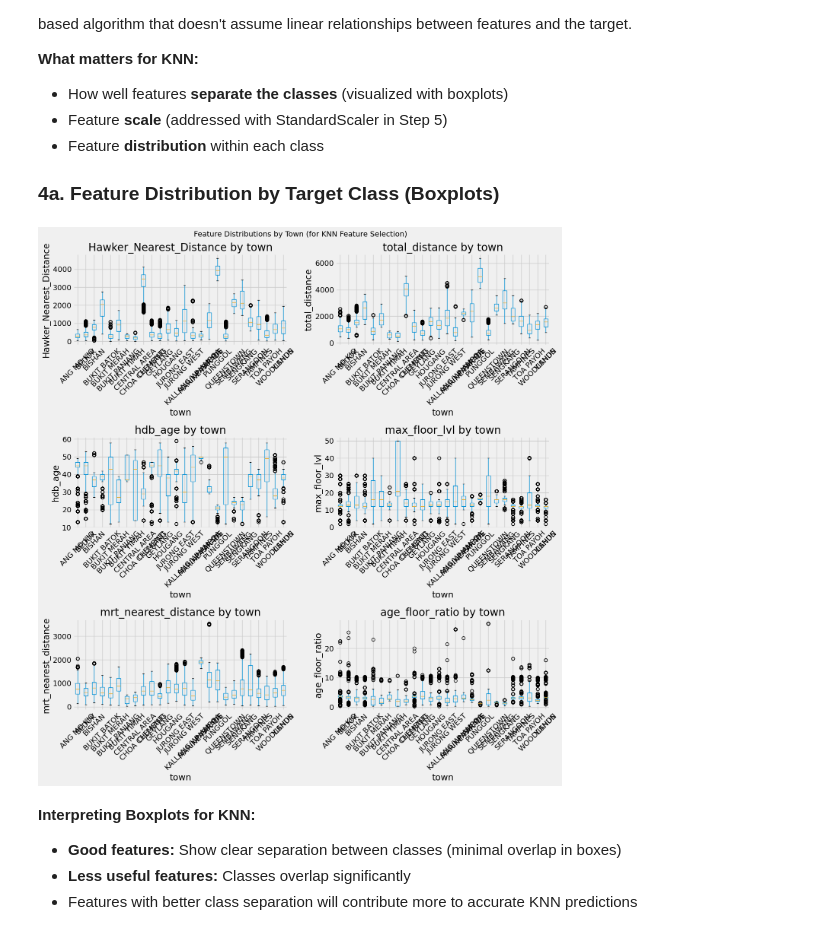
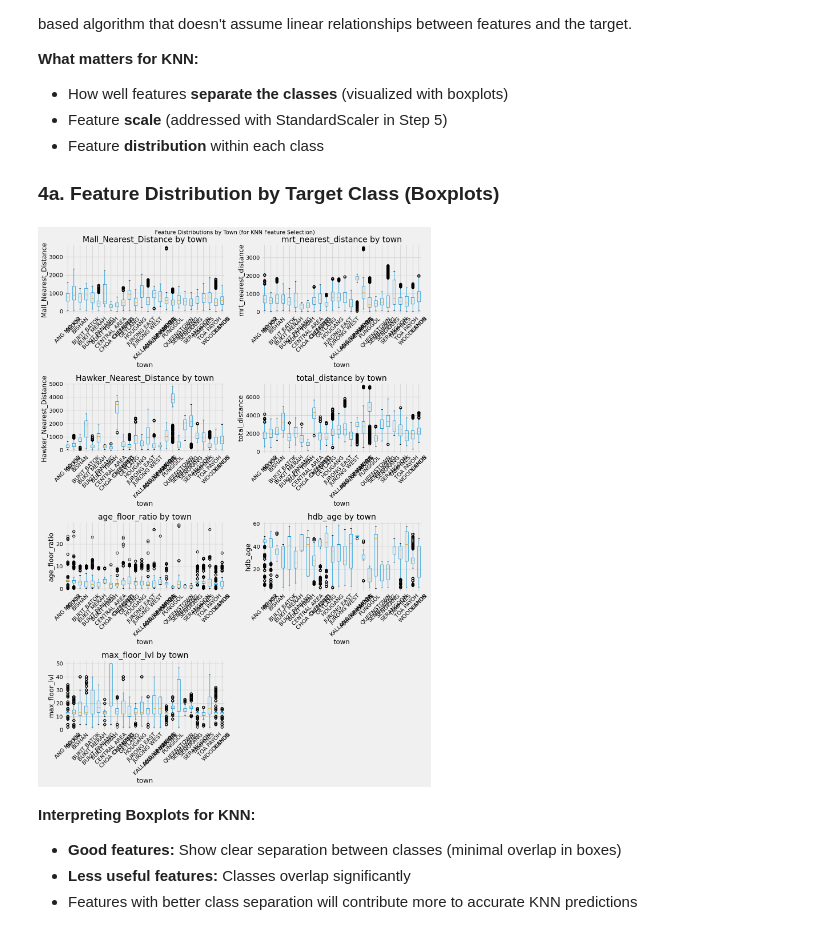
Before and after one commit to Lucas-sam93/HDB-Data-Sprint, a Jupyter notebook: notebooks/Classification_Models_Comparison.ipynb, the cells around one changed output. Cells and saved outputs as stored; diff of their text form; code cells hidden in the pictures.

```diff
--- a/notebooks/Classification_Models_Comparison.ipynb
+++ b/notebooks/Classification_Models_Comparison.ipynb
@@ -200,7 +230,7 @@ Create new features by combining or transforming existing columns. This can help
 # Feature 1: Combined distance score (MRT + Hawker)
 # Fisher Ratio: 2.65 - VERY GOOD class separation
 # Combines two distance features into a single accessibility measure
-df['total_distance'] = df['mrt_nearest_distance'] + df['Hawker_Nearest_Distance']
+df['total_distance'] = df['mrt_nearest_distance'] + df['Hawker_Nearest_Distance'] + df['Mall_Nearest_Distance']
 
 # Feature 2: Age-to-floor ratio
 # Fisher Ratio: 0.19 - Moderate class separation
@@ -274,41 +304,42 @@ For KNN classification, **correlation analysis is not as important** as it is fo
 # %%
 # ========== MODIFY THIS ==========
 FEATURES_TO_PLOT = [
+    'Mall_Nearest_Distance',
+    'mrt_nearest_distance',    # Fisher: 0.20 - Moderate separation
     'Hawker_Nearest_Distance', # Fisher: 4.43 - BEST separation
-    'total_distance',          # Fisher: 2.65 - Engineered: MRT + Hawker distance
+    'total_distance',         # Fisher: 2.65 - Engineered: MRT + Hawker distance
+    'age_floor_ratio',         # Fisher: 0.15 - Fair separation
     'hdb_age',                 # Fisher: 0.45 - Good separation
     'max_floor_lvl',           # Fisher: 0.23 - Moderate separation
-    'mrt_nearest_distance',    # Fisher: 0.20 - Moderate separation
-    'age_floor_ratio',         # Fisher: 0.19 - Engineered: hdb_age / max_floor_lvl
 ]
 # =================================
 
 # Box plots for key features by target class
 # This shows how well each feature separates the different classes
 n_features = len(FEATURES_TO_PLOT)
 n_cols = 2
 n_rows = (n_features + 1) // 2
 
 fig, axes = plt.subplots(n_rows, n_cols, figsize=(14, 5 * n_rows))
 axes = axes.flatten()
 
 for i, col in enumerate(FEATURES_TO_PLOT):
     if col in df.columns:
         df.boxplot(column=col, by=TARGET_COLUMN, ax=axes[i])
         axes[i].set_title(f'{col} by {TARGET_COLUMN}')
         axes[i].set_xlabel(TARGET_COLUMN)
         axes[i].set_ylabel(col)
         axes[i].tick_params(axis='x', rotation=45)
 
 # Hide empty subplots if odd number of features
 for j in range(i + 1, len(axes)):
     axes[j].set_visible(False)
 
 plt.suptitle('Feature Distributions by Town (for KNN Feature Selection)', fontsize=14)
 plt.tight_layout()
 plt.show()
 # %% [output]
-[figure, old version]
+[figure, new version]
 # %% [markdown]
 **Interpreting Boxplots for KNN:**
 - **Good features:** Show clear separation between classes (minimal overlap in boxes)
```
Also changed, not shown: parts of 37 cells of this notebook.
